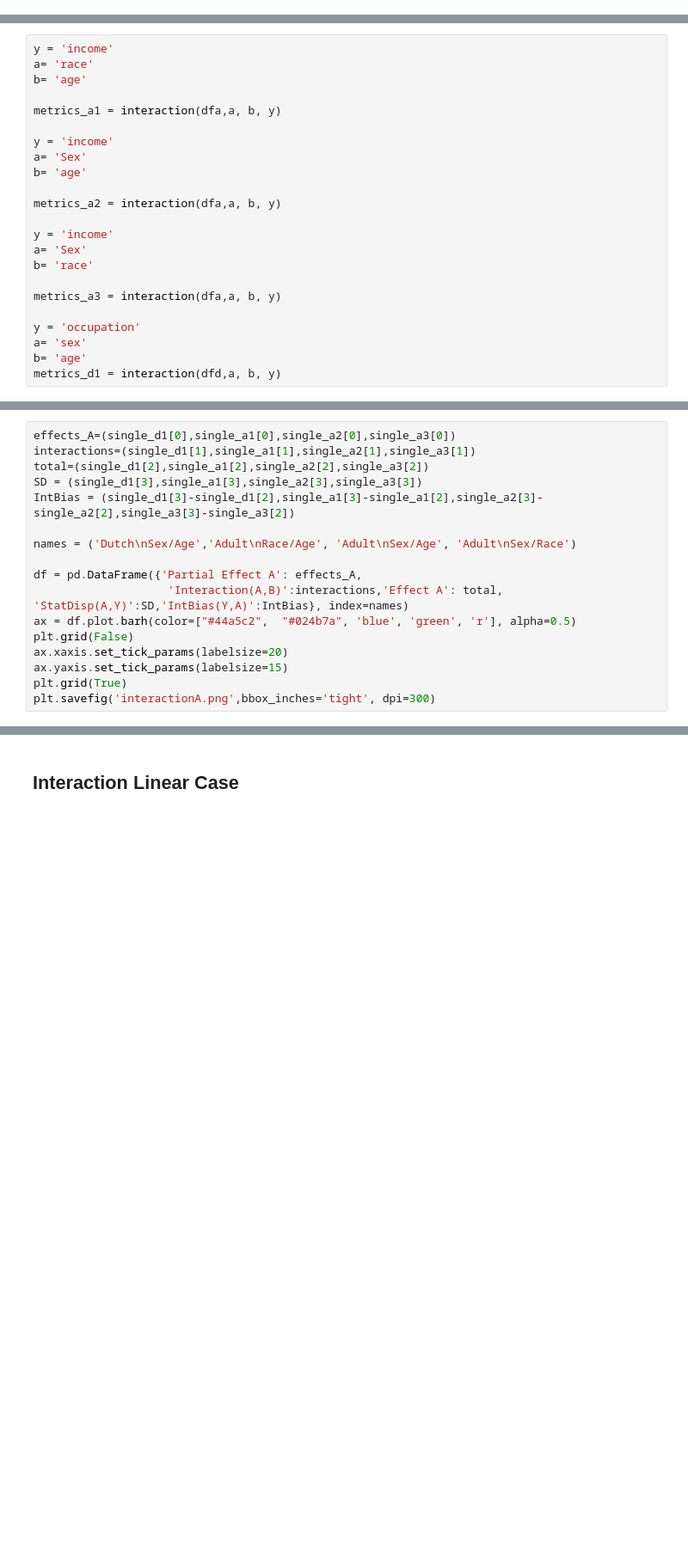
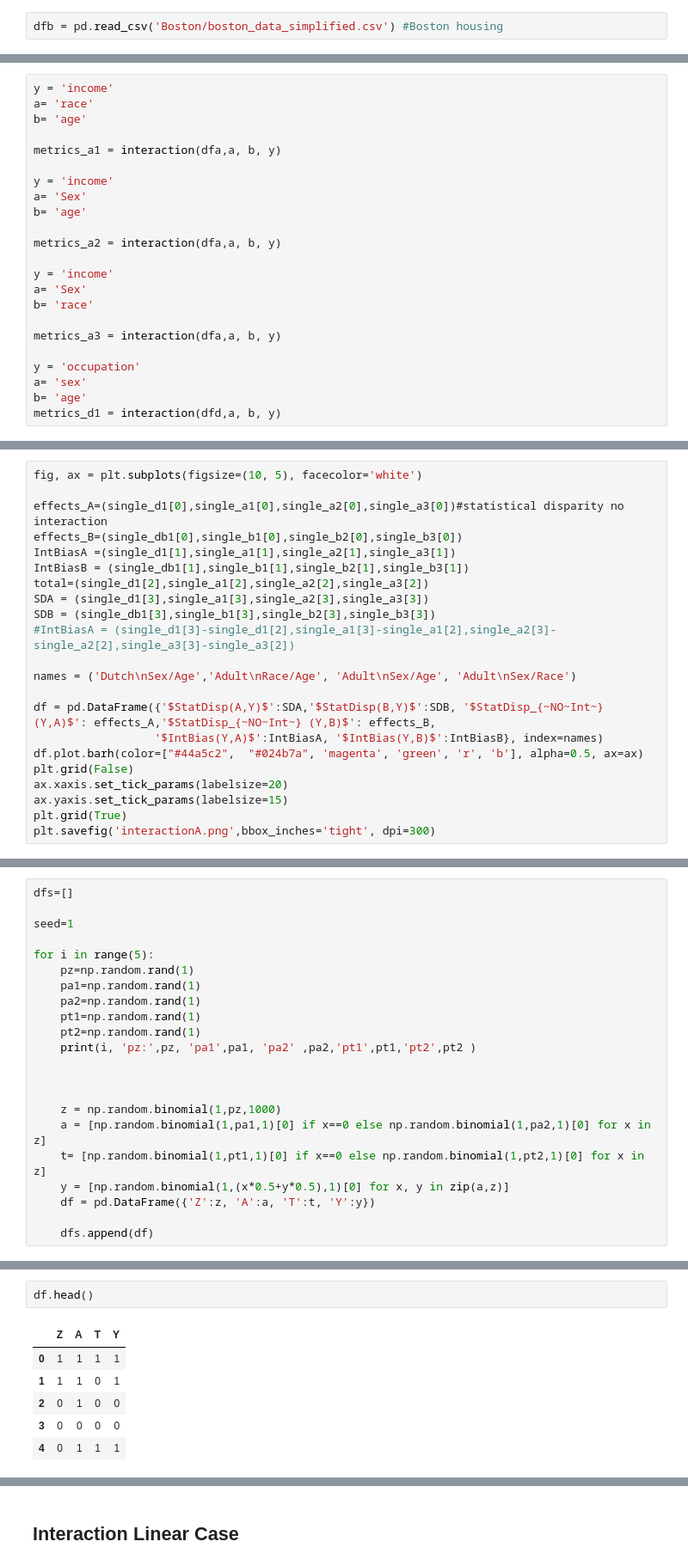
Before and after one commit to RuSaBin/DissectingCausalBiases, a Jupyter notebook: Code/Biases_RealData+InteractionBias_Synthetic.ipynb, the cells around one changed output, grey strips where cells are left out. Shown at 86% size. Saved outputs shown, nothing was run; the diff lists cells and outputs as text; blank space fills up the shorter version.

```diff
--- a/Biases_RealData+InteractionBias_Synthetic.ipynb
+++ b/Code/Biases_RealData+InteractionBias_Synthetic.ipynb
@@ -43,0 +54,2 @@ dfd.head()
+# %%
+dfb = pd.read_csv('Boston/boston_data_simplified.csv') #Boston housing
@@ -467,15 +642,20 @@ single_d1 = single_effect(dfd,a, b, y)
 # %%
-effects_A=(single_d1[0],single_a1[0],single_a2[0],single_a3[0])
-interactions=(single_d1[1],single_a1[1],single_a2[1],single_a3[1])
+fig, ax = plt.subplots(figsize=(10, 5), facecolor='white')
+
+effects_A=(single_d1[0],single_a1[0],single_a2[0],single_a3[0])#statistical disparity no interaction
+effects_B=(single_db1[0],single_b1[0],single_b2[0],single_b3[0])
+IntBiasA =(single_d1[1],single_a1[1],single_a2[1],single_a3[1])
+IntBiasB = (single_db1[1],single_b1[1],single_b2[1],single_b3[1])
 total=(single_d1[2],single_a1[2],single_a2[2],single_a3[2])
-SD = (single_d1[3],single_a1[3],single_a2[3],single_a3[3])
-IntBias = (single_d1[3]-single_d1[2],single_a1[3]-single_a1[2],single_a2[3]-single_a2[2],single_a3[3]-single_a3[2])
+SDA = (single_d1[3],single_a1[3],single_a2[3],single_a3[3])
+SDB = (single_db1[3],single_b1[3],single_b2[3],single_b3[3])
+#IntBiasA = (single_d1[3]-single_d1[2],single_a1[3]-single_a1[2],single_a2[3]-single_a2[2],single_a3[3]-single_a3[2])
 
 names = ('Dutch\nSex/Age','Adult\nRace/Age', 'Adult\nSex/Age', 'Adult\nSex/Race')
 
-df = pd.DataFrame({'Partial Effect A': effects_A,
-                    'Interaction(A,B)':interactions,'Effect A': total, 'StatDisp(A,Y)':SD,'IntBias(Y,A)':IntBias}, index=names)
-ax = df.plot.barh(color=["#44a5c2",  "#024b7a", 'blue', 'green', 'r'], alpha=0.5)
+df = pd.DataFrame({'$StatDisp(A,Y)$':SDA,'$StatDisp(B,Y)$':SDB, '$StatDisp_{~NO~Int~} (Y,A)$': effects_A,'$StatDisp_{~NO~Int~} (Y,B)$': effects_B,
+                  '$IntBias(Y,A)$':IntBiasA, '$IntBias(Y,B)$':IntBiasB}, index=names)
+df.plot.barh(color=["#44a5c2",  "#024b7a", 'magenta', 'green', 'r', 'b'], alpha=0.5, ax=ax)
 plt.grid(False)
 ax.xaxis.set_tick_params(labelsize=20)
 ax.yaxis.set_tick_params(labelsize=15)
@@ -485,0 +679,22 @@ plt.savefig('interactionA.png',bbox_inches='tight', dpi=300)
+# %%
+dfs=[]
+
+seed=1
+
+for i in range(5):
+    pz=np.random.rand(1)
+    pa1=np.random.rand(1)
+    pa2=np.random.rand(1)
+    pt1=np.random.rand(1)
+    pt2=np.random.rand(1)
+    print(i, 'pz:',pz, 'pa1',pa1, 'pa2' ,pa2,'pt1',pt1,'pt2',pt2 )
+
+
+
+    z = np.random.binomial(1,pz,1000)
+    a = [np.random.binomial(1,pa1,1)[0] if x==0 else np.random.binomial(1,pa2,1)[0] for x in z]
+    t= [np.random.binomial(1,pt1,1)[0] if x==0 else np.random.binomial(1,pt2,1)[0] for x in z]
+    y = [np.random.binomial(1,(x*0.5+y*0.5),1)[0] for x, y in zip(a,z)]
+    df = pd.DataFrame({'Z':z, 'A':a, 'T':t, 'Y':y})
+
+    dfs.append(df)
@@ -485,0 +707,9 @@ plt.savefig('interactionA.png',bbox_inches='tight', dpi=300)
+# %%
+df.head()
+# %% [output]
+|  | Z | A | T | Y |
+| 0 | 1 | 1 | 1 | 1 |
+| 1 | 1 | 1 | 0 | 1 |
+| 2 | 0 | 1 | 0 | 0 |
+| 3 | 0 | 0 | 0 | 0 |
+| 4 | 0 | 1 | 1 | 1 |
```
Also changed, not shown: parts of 54 cells of this notebook, 43 other files.
